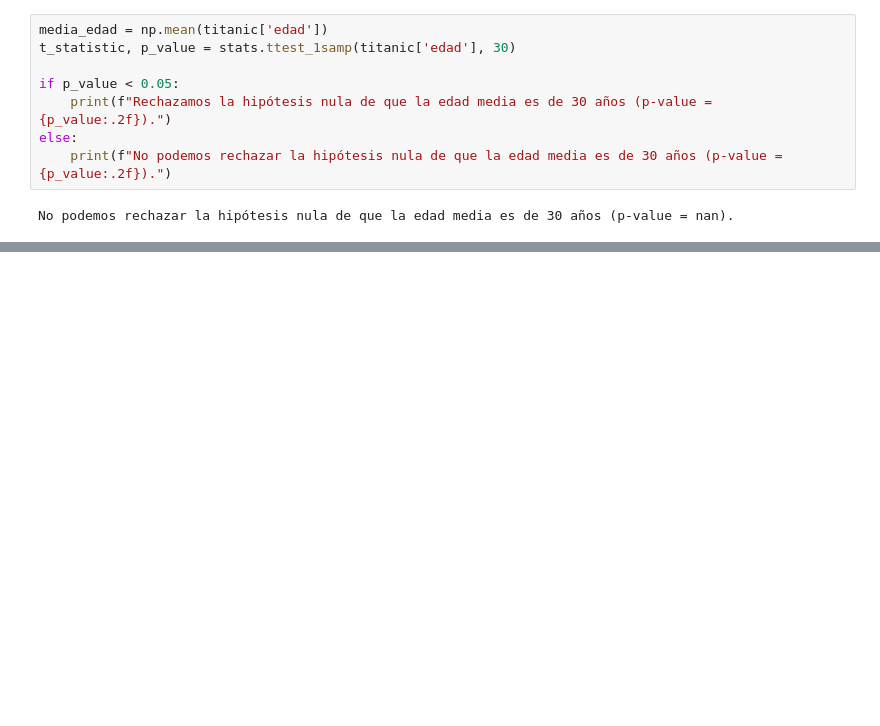
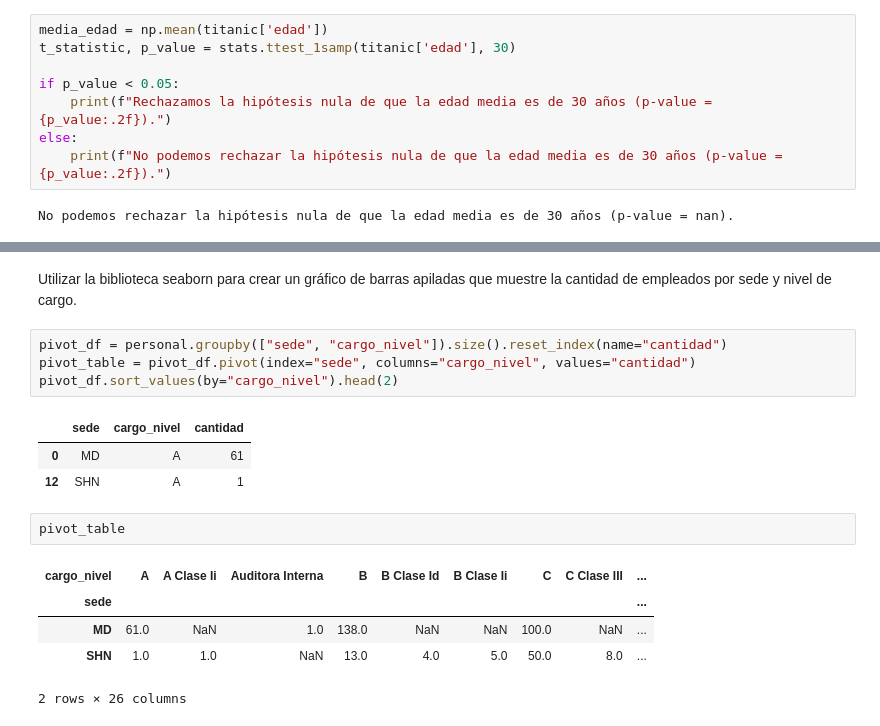
Before and after one commit to uri21199/soy-henry, a Jupyter notebook: practicas/pandas.ipynb, the cells around one changed output, grey strips where cells are left out. Saved outputs shown, nothing was run; the diff lists cells and outputs as text; blank space fills up the shorter version.

```diff
--- a/practicas/pandas.ipynb
+++ b/practicas/pandas.ipynb
@@ -373,0 +443,18 @@ No podemos rechazar la hipótesis nula de que la edad media es de 30 años (p-va
+# %% [markdown]
+Utilizar la biblioteca seaborn para crear un gráfico de barras apiladas que muestre la cantidad de empleados por sede y nivel de cargo.
+# %%
+pivot_df = personal.groupby(["sede", "cargo_nivel"]).size().reset_index(name="cantidad")
+pivot_table = pivot_df.pivot(index="sede", columns="cargo_nivel", values="cantidad")
+pivot_df.sort_values(by="cargo_nivel").head(2)
+# %% [output]
+|  | sede | cargo_nivel | cantidad |
+| 0 | MD | A | 61 |
+| 12 | SHN | A | 1 |
+# %%
+pivot_table
+# %% [output]
+| cargo_nivel | A | A Clase Ii | Auditora Interna | B | B Clase Id | B Clase Ii | C | C Clase III | ... |
+| sede |  |  |  |  |  |  |  |  | ... |
+| MD | 61.0 | NaN | 1.0 | 138.0 | NaN | NaN | 100.0 | NaN | ... |
+| SHN | 1.0 | 1.0 | NaN | 13.0 | 4.0 | 5.0 | 50.0 | 8.0 | ... |
+2 rows × 26 columns
```
Also changed, not shown: parts of 26 cells of this notebook, 10 other files.
